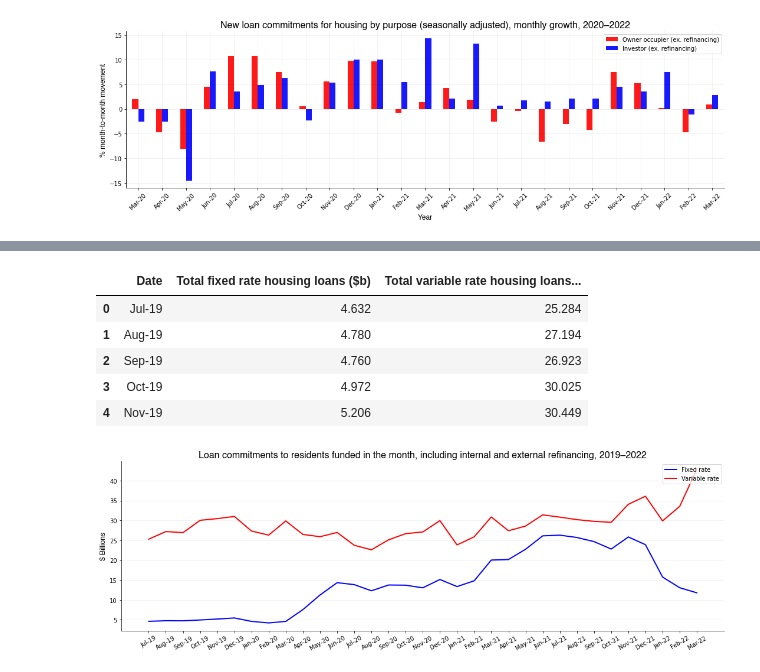
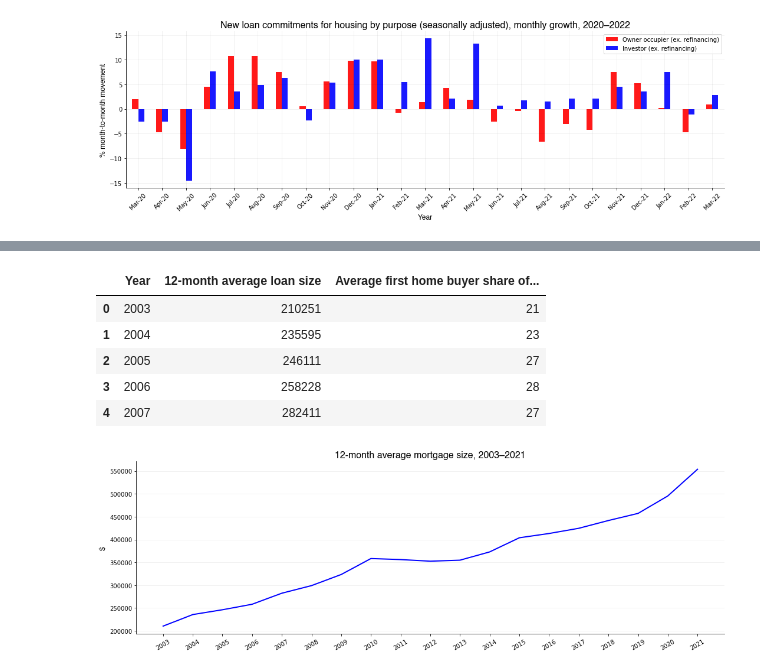
Before and after one commit to mnperic/australian-lending-indicators, a Jupyter notebook: australian_lending_indicators.ipynb, the cells around one changed output, grey strips where cells are left out. Saved outputs shown, nothing was run; the diff lists cells and outputs as text; code cells hidden in the pictures.

```diff
--- a/australian_lending_indicators.ipynb
+++ b/australian_lending_indicators.ipynb
@@ -476,50 +537,45 @@ plt.show()
 # %%
-# Load .csv - 'mortgages'
+# Load .csv - 'mortgage size'
 
-mortgages_df = pd.read_csv('./Resources/loan_commitments_to_residents.csv')
-mortgages_df.head()
+mortgage_size_df = pd.read_csv('./Resources/average_mortgage_size.csv')
+mortgage_size_df.head()
 # %% [output]
-|  | Date | Total fixed rate housing loans ($b) | Total variable rate housing loans... |
-| 0 | Jul-19 | 4.632 | 25.284 |
-| 1 | Aug-19 | 4.780 | 27.194 |
-| 2 | Sep-19 | 4.760 | 26.923 |
-| 3 | Oct-19 | 4.972 | 30.025 |
-| 4 | Nov-19 | 5.206 | 30.449 |
+|  | Year | 12-month average loan size | Average first home buyer share of... |
+| 0 | 2003 | 210251 | 21 |
+| 1 | 2004 | 235595 | 23 |
+| 2 | 2005 | 246111 | 27 |
+| 3 | 2006 | 258228 | 28 |
+| 4 | 2007 | 282411 | 27 |
 # %%
-# Plot - business loans
+# Plot - avg. mortgage size
 
 # Font families
 font_1 = {'family':'helvetica','color':'black','size':16}
 font_2 = {'family':'helvetica','color':'black','size':12}
 
 # Data
 plt.figure(figsize=(15,5))
-plt.plot(mortgages_df['Date'], mortgages_df['Total fixed rate housing loans ($b)'], color="blue",
-         label='Fixed rate', markersize='7', linewidth=2)
-plt.plot(mortgages_df['Date'], mortgages_df['Total variable rate housing loans ($b)'], color="red",
-         label='Variable rate', markersize='7', linewidth=2)
-
-plt.legend(loc='upper right', ncol=1)
+plt.plot(mortgage_size_df['Year'], mortgage_size_df['12-month average loan size'], color="blue", markersize='7',
+         linewidth=2)
 
 # Ticks
-plt.xticks((mortgages_df['Date'])[::1
+plt.xticks((mortgage_size_df['Year'])[::1
                                 ], rotation=30)
 
-plt.title("Loan commitments to residents funded in the month, including internal and external refinancing, 2019–2022",
-          fontdict = font_1)
-plt.ylabel("$ Billions", fontdict = font_2)
+plt.title("12-month average mortgage size, 2003–2021", fontdict = font_1)
+plt.ylabel("$", fontdict = font_2)
 
 # Grid
 matplotlib.pyplot.grid(visible=True, which='major', axis='y', color='black', alpha=0.05, linestyle='-', linewidth=1)
 
 # Aesthetics
 plt.gca().spines['top'].set_visible(False)
 plt.gca().spines['right'].set_visible(False)
 plt.tight_layout()
 
 # Show/save
-plt.savefig("/Users/minoperic/Data Analytics/Data Investigations/australian-lending-indicators-march-2022/Images/mortgages.png",
+plt.savefig("/Users/minoperic/Data Analytics/Data Investigations/australian-lending-indicators-march-2022/Images/average_mortgage_size.png",
             transparent=False, dpi=300)
 plt.show()
 # %% [output]
-[figure, old version]
+[figure, new version]
```
Also changed, not shown: parts of 11 cells of this notebook.
